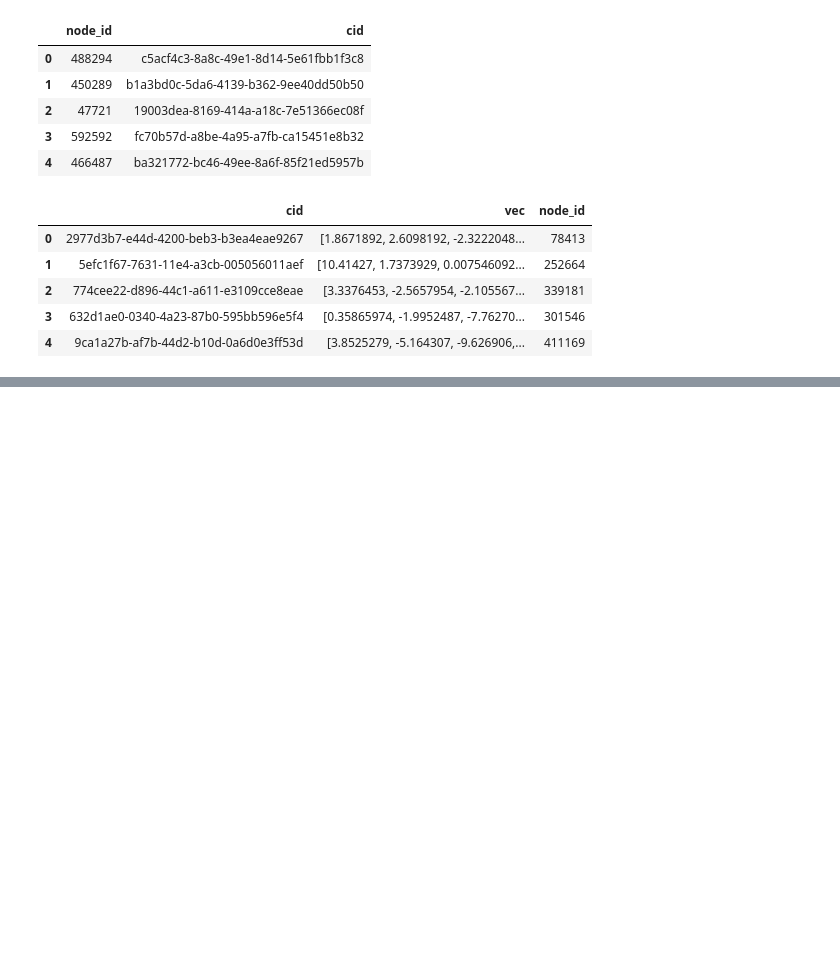
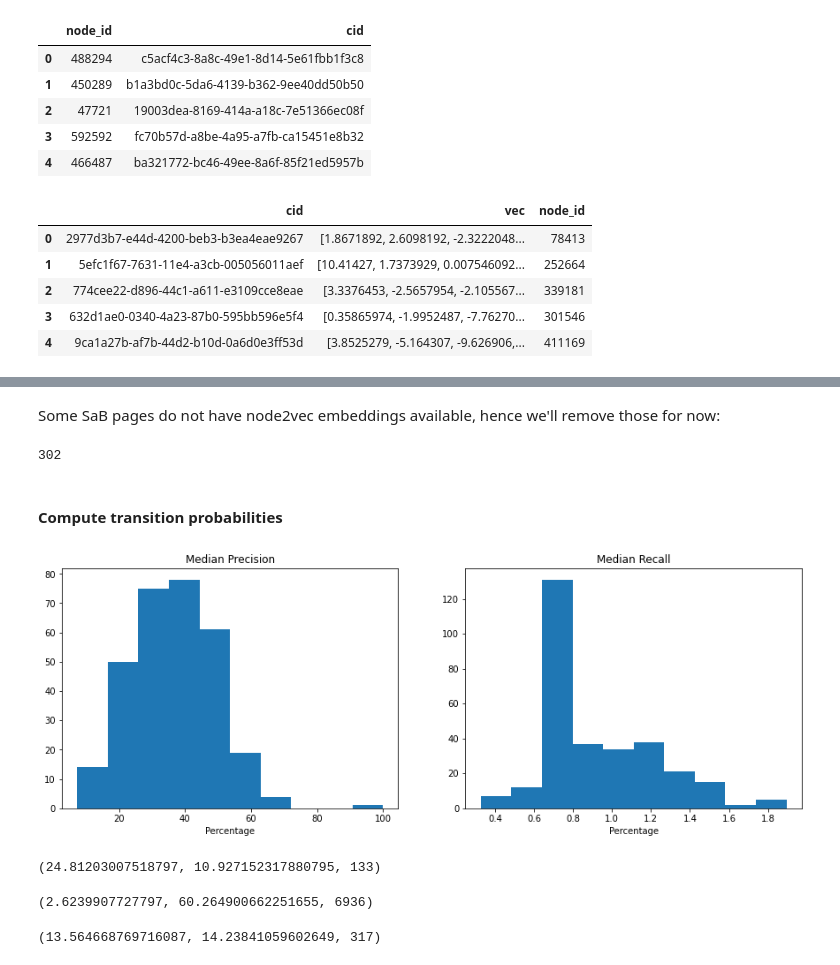
Before and after one commit to alphagov/govuk-wuj-network-analysis, a Jupyter notebook: notebooks/WUJ Community Detection.ipynb, the cells around one changed output, grey strips where cells are left out. Saved outputs shown, nothing was run; the diff lists cells and outputs as text; code cells hidden in the pictures; blank space fills up the shorter version.

Commit message:
initial condition experiments with biased walks

```diff
--- a/notebooks/WUJ Community Detection.ipynb
+++ b/notebooks/WUJ Community Detection.ipynb
@@ -275,9 +366,9 @@ top3_sab_pages
  '/health-and-safety-for-farm-vehicles',
  '/send-vat-return']
 # %%
-top3_sab_pages = ['/food-premises-approval-northern-ireland',
-                 '/food-premises-approval-scotland',
-                 '/doorstep-selling-regulations']
+top3_sab_pages = ['/closing-a-limited-company',
+                  '/health-and-safety-for-farm-vehicles',
+                  '/send-vat-return']
 # %%
 # number of times to initialise random walk from a given seed node
 M = 100
@@ -289,7 +380,7 @@ pages_visited = list()
 
 for sab_page in tqdm(top3_sab_pages):
     for m in tqdm(range(M)):
-        pages_visited.extend(getSlugs(G.subgraph(random_walk(A, G, N, sab_page))))
+        pages_visited.extend(getSlugs(G.subgraph(random_walk(AU, GU, N, sab_page))))
 
 pages_visited = list(set(pages_visited))
 
@@ -517,3 +594,13 @@ len(sab_pages_2)
+# %% [markdown]
+Some SaB pages do not have node2vec embeddings available, hence we'll remove those for now:
+# %%
+G2_pages = [node[1]['properties']['name'] for node in G2_nodes]
+sab_pages_2 = [page for page in sab_pages if page in G2_pages]
+len(sab_pages_2)
+# %% [output]
+302
+# %% [markdown]
+#### Compute transition probabilities
 # %%
 from numpy import dot
 from numpy.linalg import norm
@@ -548,9 +635,9 @@ for i in tqdm(range(A2.shape[0])):
 
     # transition probabilities
     # softmax with base 1.025
-    ps = ps = 1.025**(dot_prod)/sum(1.025**(dot_prod))
+    ps = 1.025**(dot_prod)/sum(1.025**(dot_prod))
 
-    # insert transition probabilities into adjacency matrix
+    # insert transition probabilities into transition matrix
     T2[i, neighbours] = ps
 # %%
 # these lists will be lists of lists, where each sublist
@@ -585,9 +672,22 @@ for sab_page in tqdm(sab_pages_2):
             continue
 
         pred = getSlugs(G2.subgraph(walk_results))
-        p, r = evaluate(sab_pages, pred)
+        p, r = evaluate(sab_pages_2, pred)
         ps.append(p)
         rs.append(r)
 
     precisions.append(ps)
     recalls.append(rs)
+# %%
+avg_recalls = [np.mean(r) for r in recalls]
+avg_precisions = [np.mean(p) for p in precisions]
+
+fig, ax = plt.subplots(1, 2, figsize=(15,5))
+ax[0].hist(avg_precisions);
+ax[0].set_title("Median Precision");
+ax[0].set_xlabel("Percentage");
+ax[1].hist(avg_recalls);
+ax[1].set_title("Median Recall");
+ax[1].set_xlabel("Percentage");
+# %% [output]
+[figure, added]
@@ -593,0 +714,8 @@ for sab_page in tqdm(sab_pages_2):
+# %%
+p_T,r_T,len(pages_visited_T)
+# %% [output]
+(24.81203007518797, 10.927152317880795, 133)
+# %%
+p,r,len(pages_visited)
+# %% [output]
+(2.6239907727797, 60.264900662251655, 6936)
@@ -593,0 +742,4 @@ for sab_page in tqdm(sab_pages_2):
+# %%
+p_T, r_T, len(pages_visited_T)
+# %% [output]
+(13.564668769716087, 14.23841059602649, 317)
```
Also changed, not shown: parts of 38 cells of this notebook.
